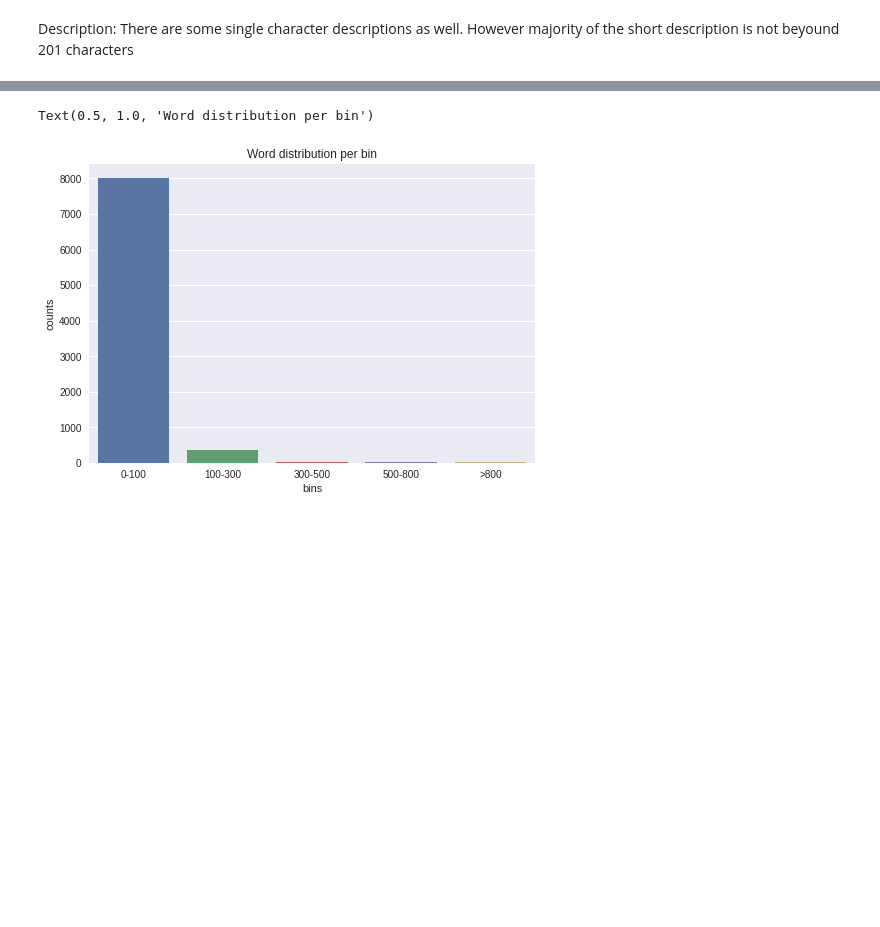
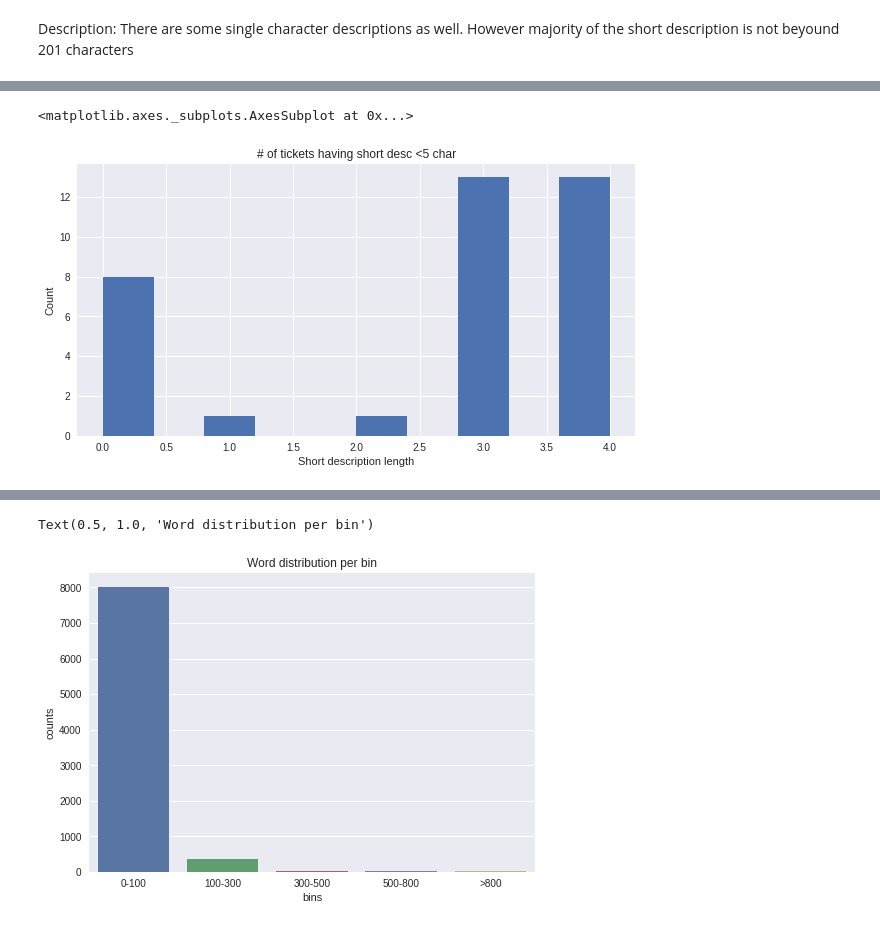
Before and after one commit to mkmanianv/automaticTicketAssignment, a Jupyter notebook: NLP_Automatic_Ticket_Assignment_Capstone_Project_Soundar.ipynb, the cells around one changed output, grey strips where cells are left out. Saved outputs shown, nothing was run; the diff lists cells and outputs as text; code cells hidden in the pictures; blank space fills up the shorter version.

```diff
--- a/NLP_Automatic_Ticket_Assignment_Capstone_Project_Soundar.ipynb
+++ b/NLP_Automatic_Ticket_Assignment_Capstone_Project_Soundar.ipynb
@@ -364,0 +390,9 @@ ticket_df_temp.describe()
+# %%
+sd_len_FiveChar = ticket_df[ticket_df["sd_len"] < 5]
+plt.xlabel('Short description length')
+plt.ylabel('Count')
+plt.title('# of tickets having short desc <5 char')
+sd_len_FiveChar['sd_len'].hist(bins=10, figsize=(10,5))
+# %% [output]
+<matplotlib.axes._subplots.AxesSubplot at 0x...>
+[figure, added]
```
Also changed, not shown: parts of 24 cells of this notebook.
